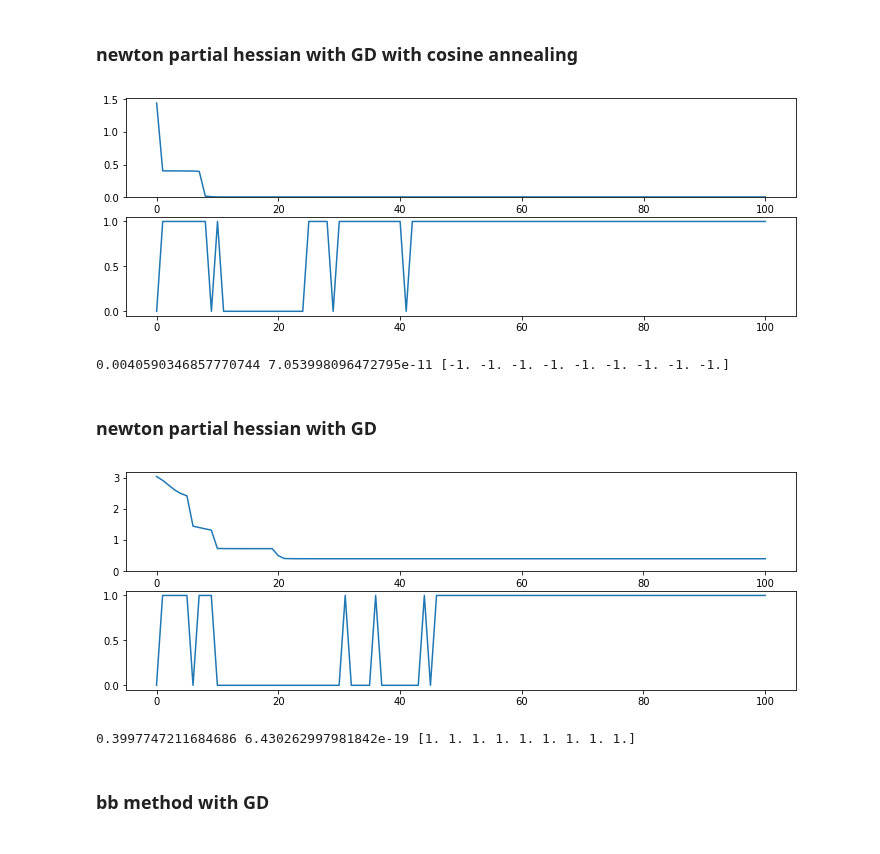
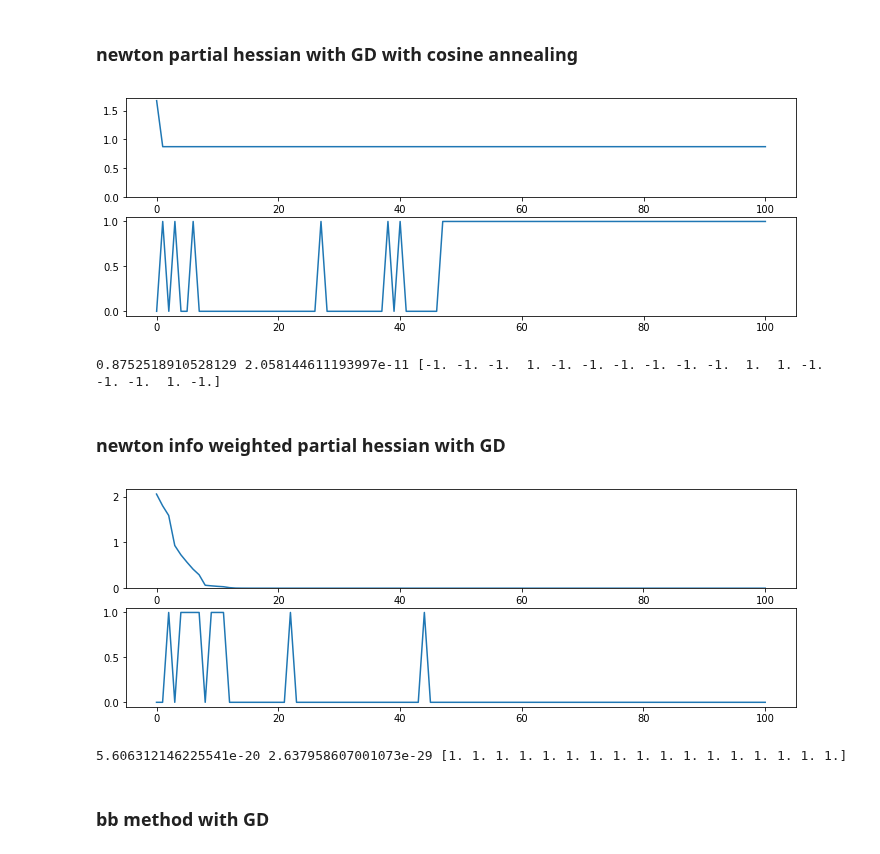
Before and after one commit to mammalwong/ml-study, a Jupyter notebook: newton-optimizer.ipynb, the cells around one changed output. Cells and saved outputs as stored; diff of their text form; code cells hidden in the pictures.

```diff
--- a/newton-optimizer.ipynb
+++ b/newton-optimizer.ipynb
@@ -24,0 +29,5 @@ cost = (1/Y.shape[0])*sum([
+# %%
+%%time
+infos = [((1/Y.shape[0])*sum([
+    ((f.subs({x_:x_sam_ for x_,x_sam_ in zip(x,x_sam)}) - y_sam)**2) \
+    .diff(theta_)**2 for x_sam,y_sam in zip(X,Y)])) for theta_ in Theta]
@@ -31,5 +51,6 @@ hess = np.array([[lambdify(tuple(Theta), hess[y,x]) for x in range(len(Theta))]
 # %%
 cost = lambdify(tuple(Theta), cost)
+infos = np.array([lambdify(tuple(Theta), info) for info in infos])
 grads = np.array([lambdify(tuple(Theta), grad) for grad in grads])
 curvs = np.array([lambdify(tuple(Theta), curv) for curv in curvs])
 # %% [markdown]
@@ -238,8 +255,9 @@ for epoch in range(100):
     para_2 = np.copy(para)
     g = np.array([grad(*para) for grad in grads])
     try:
-        h_inv = np.linalg.inv(np.array([[h(*para) for h in hy] for hy in hess]))
-        para_1 = para_1 - np.abs(h_inv @ g) * np.sign(g)
+        hg = np.linalg.inv(np.array([[
+            h(*para) for h in hy] for hy in hess])) @ g
+        para_1 = para_1 - hg * np.sign(g.T @ hg)
     except:
         para_1 = np.full_like(para_1, np.nan)
     for i in range(len(Theta)):
@@ -271,13 +326,13 @@ cost_lowests = [0]
 for epoch in range(100):
     para_1 = np.copy(para)
     para_2 = np.copy(para)
-    z = np.array(np.random.choice(range(len(Theta)), size=4, replace=False))
+    z = np.array(np.random.choice(range(len(Theta)), size=len(Theta)//2, replace=False))
     g = np.array([grad(*para) for grad in grads[z]])
     try:
-        h_inv = np.linalg.inv(np.array([[h(*para) for h in hy[z]] for hy in hess[z]]))
-        para_1[z] = para_1[z] - (h_inv @ g)
+        hg = np.linalg.inv(np.array([[
+            h(*para) for h in hy[z]] for hy in hess[z]])) @ g
+        para_1[z] = para_1[z] - hg * np.sign(g.T @ hg)
     except:
-        break
         para_1[z] = np.full_like(para_1[z], np.nan)
     alpha = (np.cos(np.log(epoch+1e-9) * 2*np.pi)+1)/2 * 3
     for i in range(len(Theta)):
@@ -298,45 +353,48 @@ plt.plot(cost_lowests)
 plt.show()
 print(cost_new, sum(grad(*para)**2 for grad in grads), np.sign([curv(*para) for curv in curvs]))
 # %% [output]
-[figure, old version]
+[figure, new version]
-0.0040590346857770744 7.053998096472795e-11 [-1. -1. -1. -1. -1. -1. -1. -1. -1.]
+0.8752518910528129 2.058144611193997e-11 [-1. -1. -1.  1. -1. -1. -1. -1. -1. -1.  1.  1. -1. -1. -1.  1. -1.]
 # %% [markdown]
-### newton partial hessian with GD
+### newton info weighted partial hessian with GD
 # %%
 para = np.random.randn(len(Theta)) * (2/len(x))
 cost_hist = [cost(*para)]
 cost_lowests = [0]
 for epoch in range(100):
     para_1 = np.copy(para)
     para_2 = np.copy(para)
-    z = np.array(np.random.choice(range(len(Theta)), size=4, replace=False))
+    I = np.array([info(*para) for info in infos])
+    I = 1 - (I / np.sum(I))
+    I = I / np.sum(I)
+    z = np.array(np.random.choice(range(len(Theta)), size=len(Theta)//2, replace=False, p=I))
     g = np.array([grad(*para) for grad in grads[z]])
     try:
-        h_inv = np.linalg.inv(np.array([[h(*para) for h in hy[z]] for hy in hess[z]]))
-        para_1[z] = para_1[z] - (h_inv @ g)
+        hg = np.linalg.inv(np.array([[
+            h(*para) for h in hy[z]] for hy in hess[z]])) @ g
+        para_1[z] = para_1[z] - hg * np.sign(g.T @ hg)
     except:
-        break
         para_1[z] = np.full_like(para_1[z], np.nan)
     for i in range(len(Theta)):
         para_2[i] = para[i] - 1e-2*grads[i](*para)
     cost_1 = cost(*para_1)
     cost_2 = cost(*para_2)
     cost_lowest = np.nanargmin([cost_1,cost_2])
     cost_lowests.append(cost_lowest)
     para = [para_1,para_2][cost_lowest]
     cost_new = [cost_1,cost_2][cost_lowest]
     cost_hist.append(cost_new)
 plt.figure(figsize=(12,4))
 plt.subplot(2,1,1)
 plt.plot(cost_hist)
 plt.ylim((0, None))
 plt.subplot(2,1,2)
 plt.plot(cost_lowests)
 plt.show()
 print(cost_new, sum(grad(*para)**2 for grad in grads), np.sign([curv(*para) for curv in curvs]))
 # %% [output]
-[figure, old version]
+[figure, new version]
-0.3997747211684686 6.430262997981842e-19 [1. 1. 1. 1. 1. 1. 1. 1. 1.]
+5.606312146225541e-20 2.637958607001073e-29 [1. 1. 1. 1. 1. 1. 1. 1. 1. 1. 1. 1. 1. 1. 1. 1. 1.]
 # %% [markdown]
 ### bb method with GD
 # %%
```
Also changed, not shown: parts of 18 cells of this notebook.
